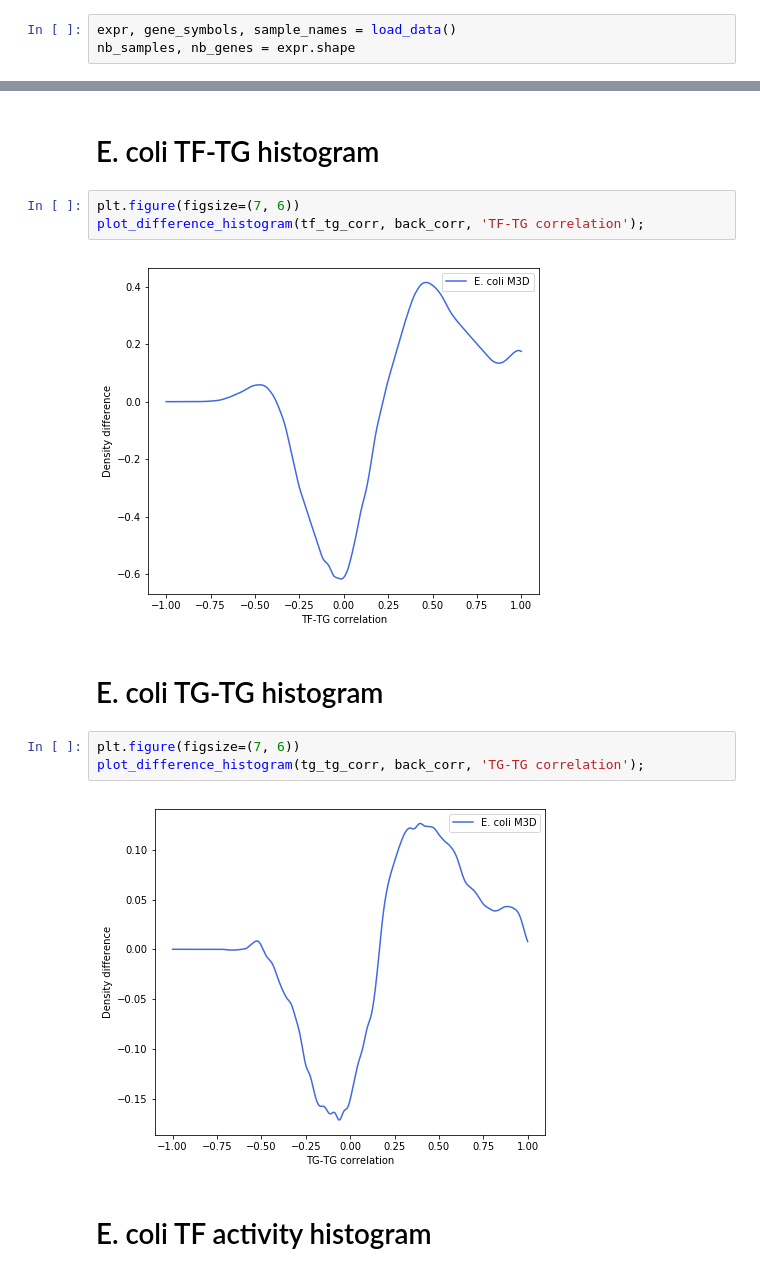
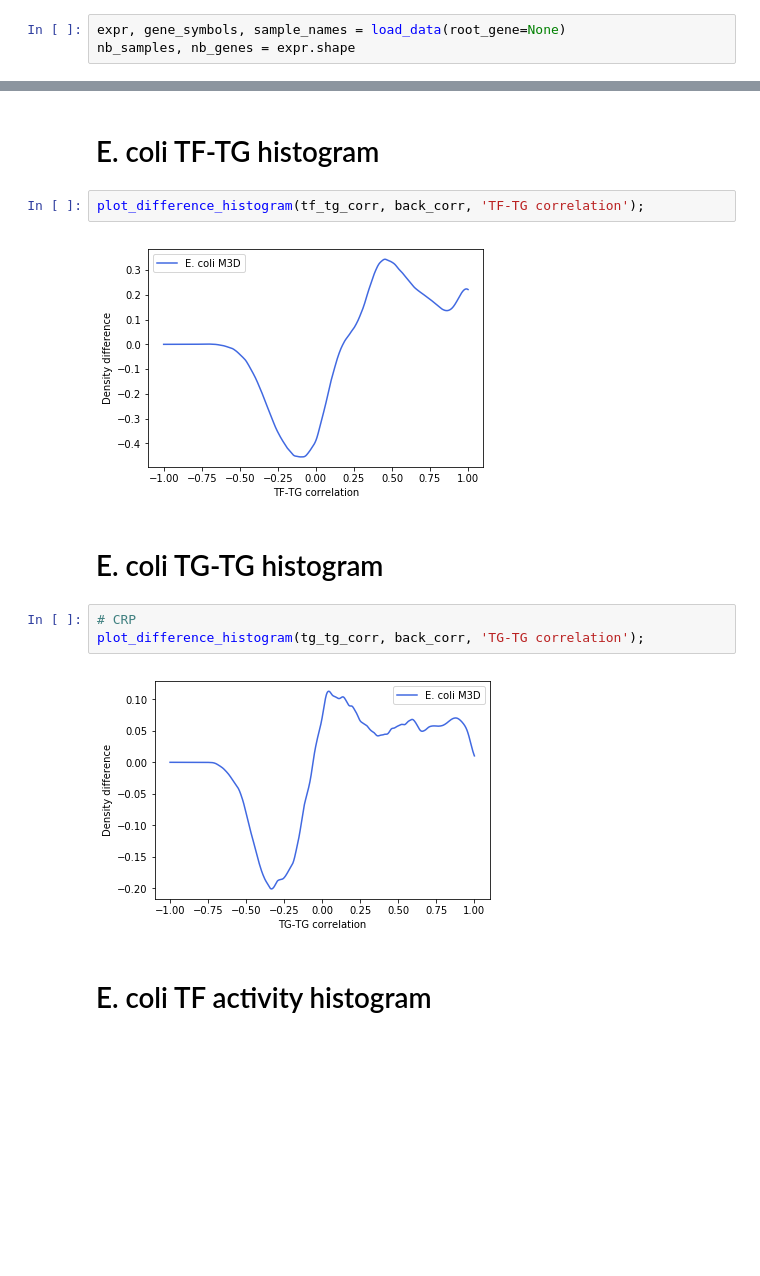
Before and after one commit to rvinas/adversarial-gene-expression, a Jupyter notebook: src/eda.ipynb, the cells around one changed output, grey strips where cells are left out. Saved outputs shown, nothing was run; the diff lists cells and outputs as text; blank space fills up the shorter version.

```diff
--- a/src/eda.ipynb
+++ b/src/eda.ipynb
@@ -8,7 +8,7 @@ import matplotlib.pyplot as plt
 import statsmodels
 from statsmodels.stats.multitest import multipletests
 # %%
-expr, gene_symbols, sample_names = load_data()
+expr, gene_symbols, sample_names = load_data(root_gene=None)
 nb_samples, nb_genes = expr.shape
 # %% [output]
 Found 4297 genes in datafile
@@ -54,17 +50,16 @@ sns.distplot(tg_tg_corr);
 # %% [markdown]
 # E. coli TF-TG histogram
 # %%
-plt.figure(figsize=(7, 6))
 plot_difference_histogram(tf_tg_corr, back_corr, 'TF-TG correlation');
 # %% [output]
-[figure, old version]
+[figure, new version]
 # %% [markdown]
 # E. coli TG-TG histogram
 # %%
-plt.figure(figsize=(7, 6))
+# CRP
 plot_difference_histogram(tg_tg_corr, back_corr, 'TG-TG correlation');
 # %% [output]
-[figure, old version]
+[figure, new version]
 # %% [markdown]
 # E. coli TF activity histogram
 # %%
```
Also changed, not shown: parts of 13 cells of this notebook, 29 other files.
